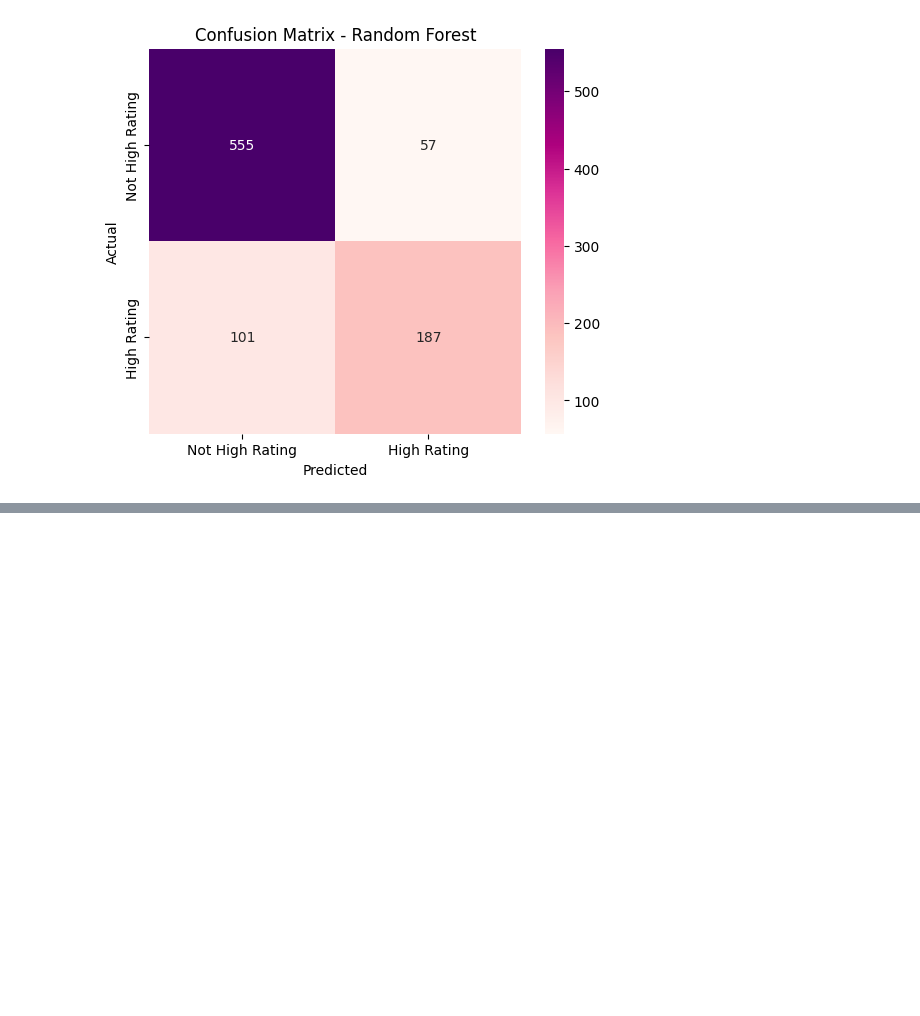
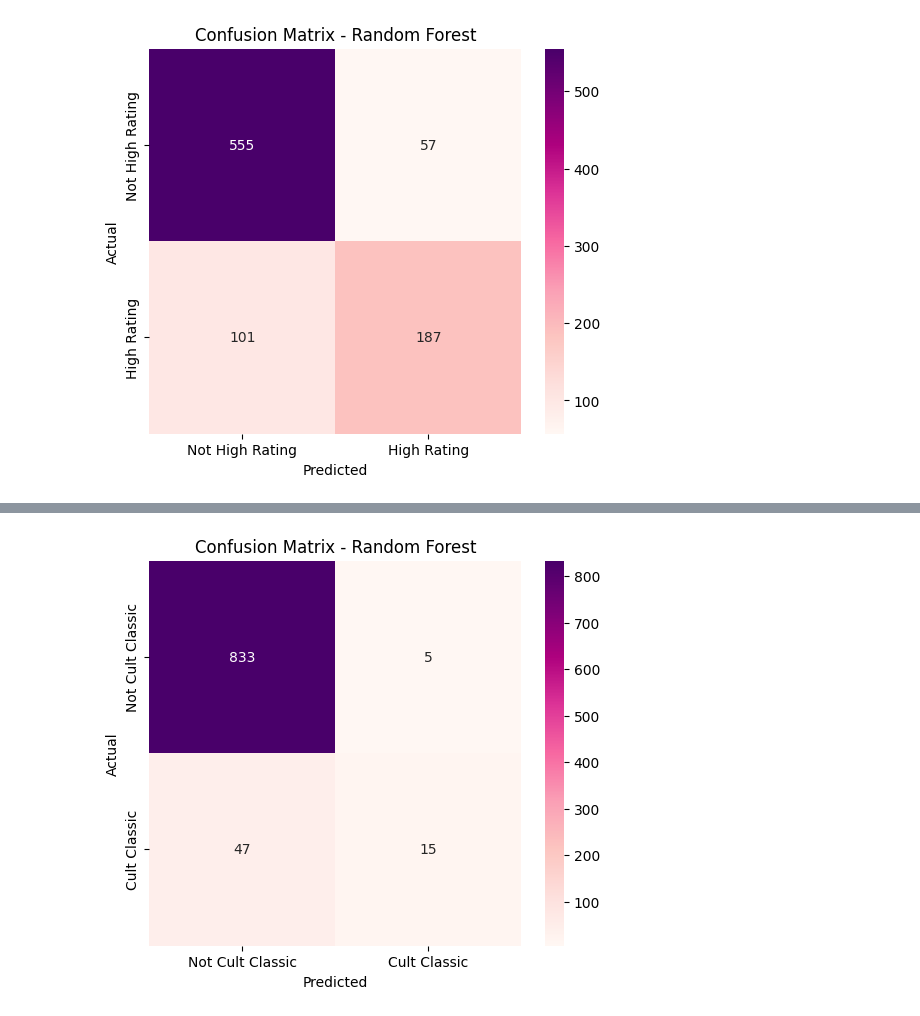
Before and after one commit to KenzieHensel/Project, a Jupyter notebook: Module_4/Random_Forest.ipynb, the cells around one changed output, grey strips where cells are left out. Drawn from its saved outputs; the diff is of its cells as text; code cells hidden in the pictures; blank space fills up the shorter version.

```diff
--- a/Module_4/Random_Forest.ipynb
+++ b/Module_4/Random_Forest.ipynb
@@ -81,0 +98,36 @@ plt.show()
+# %%
+from sklearn.model_selection import train_test_split
+from sklearn.ensemble import RandomForestClassifier
+from sklearn.metrics import accuracy_score, confusion_matrix, classification_report
+import pandas as pd
+import matplotlib.pyplot as plt
+
+# Load and prepare the data
+df = pd.read_csv("game_details_with_counts.csv")
+df['cult_classic'] = (df['average_rating'] > 8) & (df['users_rated'] < 5000)
+
+# Features and target variable
+X = df[['weight', 'category_count', 'mechanic_count', 'min_players', 'max_players', 'min_playtime', 'max_playtime']]
+y = df['cult_classic'].astype(int)
+
+# Splitting the data
+X_train, X_test, y_train, y_test = train_test_split(X, y, test_size=0.3, random_state=42)
+
+# Train the Random Forest model
+rf_model = RandomForestClassifier(n_estimators=100, random_state=42)
+rf_model.fit(X_train, y_train)
+
+# Predictions
+y_pred = rf_model.predict(X_test)
+
+# Metrics
+accuracy = accuracy_score(y_test, y_pred)
+conf_matrix = confusion_matrix(y_test, y_pred)
+report = classification_report(y_test, y_pred)
+
+# Print results
+print(f"Accuracy: {accuracy:.4f}")
+print("Confusion Matrix:")
+print(conf_matrix)
+print("\nClassification Report:")
+print(report)
@@ -81,0 +149,11 @@ plt.show()
+# %%
+# Plotting Confusion Matrix
+plt.figure(figsize=(6, 5))
+sns.heatmap(conf_matrix, annot=True, fmt="d", cmap="RdPu", xticklabels=["Not Cult Classic", "Cult Classic"], yticklabels=["Not Cult Classic", "Cult Classic"])
+plt.title("Confusion Matrix - Random Forest")
+plt.xlabel("Predicted")
+plt.ylabel("Actual")
+plt.savefig("confusion_matrix_random_forest_cult_classic.png")
+plt.show()
+# %% [output]
+[figure, added]
```
Also changed, not shown: parts of 3 cells of this notebook, 10 other files.
